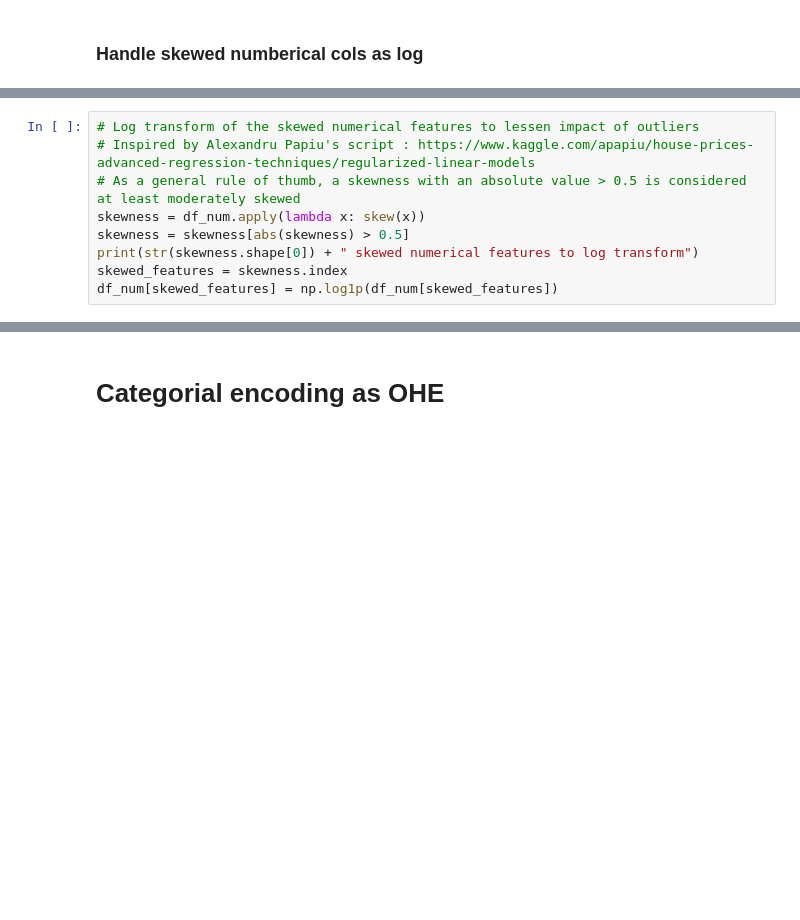
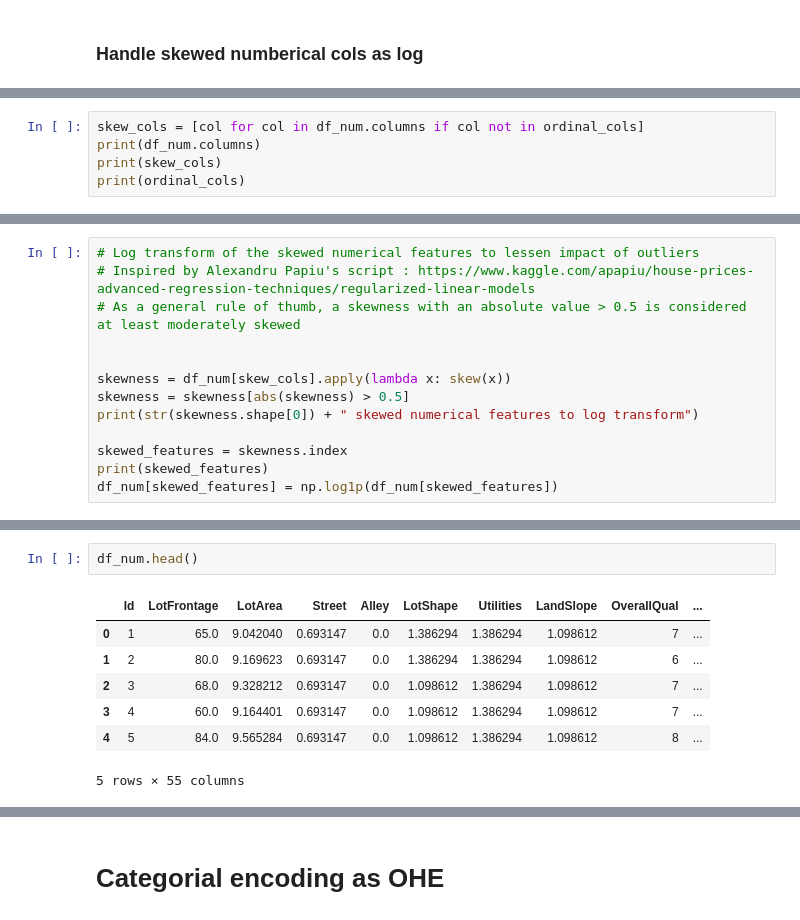
Before and after one commit to ahmadelsallab/HousePrices, a Jupyter notebook: train_DNN_regressors.ipynb, the cells around one changed output, grey strips where cells are left out. Drawn from its saved outputs; the diff is of its cells as text; blank space fills up the shorter version.

```diff
--- a/train_DNN_regressors.ipynb
+++ b/train_DNN_regressors.ipynb
@@ -692,0 +573,5 @@ df_num = df_num.fillna(df_num.median())
+# %%
+skew_cols = [col for col in df_num.columns if col not in ordinal_cols]
+print(df_num.columns)
+print(skew_cols)
+print(ordinal_cols)
@@ -694,9 +597,13 @@ df_num = df_num.fillna(df_num.median())
 # Log transform of the skewed numerical features to lessen impact of outliers
 # Inspired by Alexandru Papiu's script : https://www.kaggle.com/apapiu/house-prices-advanced-regression-techniques/regularized-linear-models
 # As a general rule of thumb, a skewness with an absolute value > 0.5 is considered at least moderately skewed
-skewness = df_num.apply(lambda x: skew(x))
+
+
+skewness = df_num[skew_cols].apply(lambda x: skew(x))
 skewness = skewness[abs(skewness) > 0.5]
 print(str(skewness.shape[0]) + " skewed numerical features to log transform")
+
 skewed_features = skewness.index
+print(skewed_features)
 df_num[skewed_features] = np.log1p(df_num[skewed_features])
 # %% [output]
@@ -703,0 +643,10 @@ df_num[skewed_features] = np.log1p(df_num[skewed_features])
+# %%
+df_num.head()
+# %% [output]
+|  | Id | LotFrontage | LotArea | Street | Alley | LotShape | Utilities | LandSlope | OverallQual | ... |
+| 0 | 1 | 65.0 | 9.042040 | 0.693147 | 0.0 | 1.386294 | 1.386294 | 1.098612 | 7 | ... |
+| 1 | 2 | 80.0 | 9.169623 | 0.693147 | 0.0 | 1.386294 | 1.386294 | 1.098612 | 6 | ... |
+| 2 | 3 | 68.0 | 9.328212 | 0.693147 | 0.0 | 1.098612 | 1.386294 | 1.098612 | 7 | ... |
+| 3 | 4 | 60.0 | 9.164401 | 0.693147 | 0.0 | 1.098612 | 1.386294 | 1.098612 | 7 | ... |
+| 4 | 5 | 84.0 | 9.565284 | 0.693147 | 0.0 | 1.098612 | 1.386294 | 1.098612 | 8 | ... |
+5 rows × 55 columns
```
Also changed, not shown: parts of 114 cells of this notebook.
